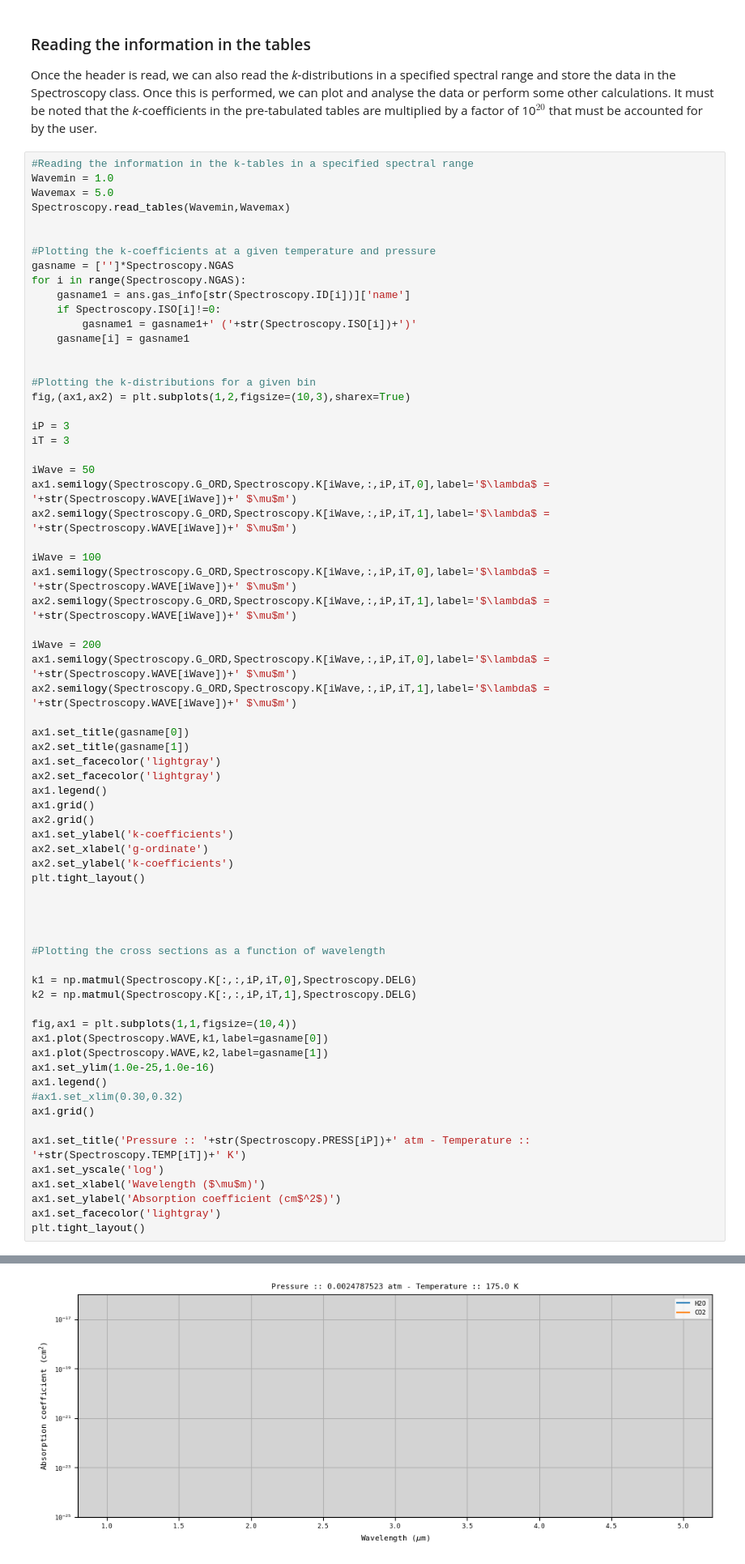
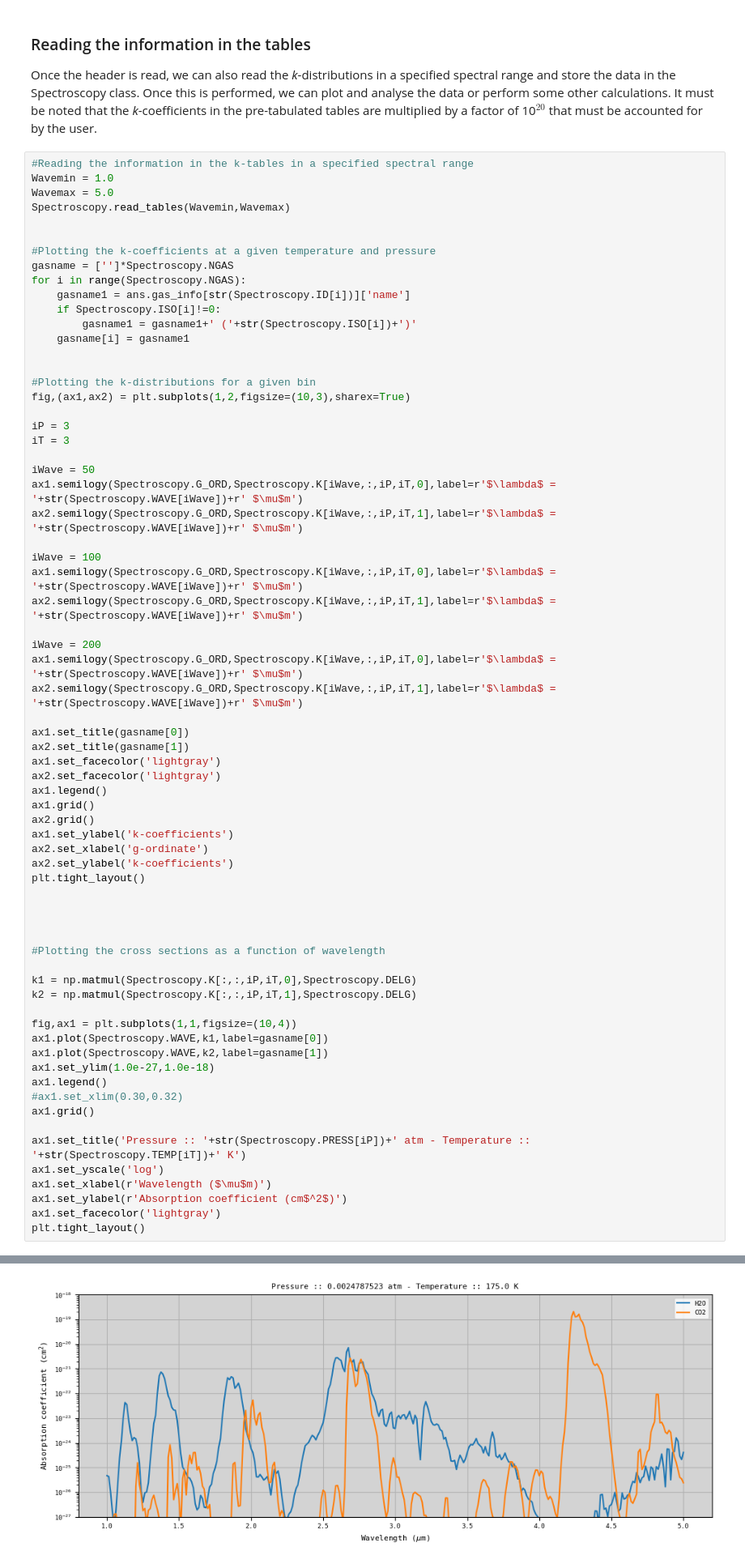
Before and after one commit to juanaldayparejo/archnemesis-dist, a Jupyter notebook: docs/examples/lookup_tables/lookup_tables.ipynb, the cells around one changed output, grey strips where cells are left out. Shown at 81% size. Saved outputs shown, nothing was run; the diff lists cells and outputs as text.

```diff
--- a/docs/examples/lookup_tables/lookup_tables.ipynb
+++ b/docs/examples/lookup_tables/lookup_tables.ipynb
@@ -163,16 +171,16 @@ iP = 3
 iT = 3
 
 iWave = 50
-ax1.semilogy(Spectroscopy.G_ORD,Spectroscopy.K[iWave,:,iP,iT,0],label='$\lambda$ = '+str(Spectroscopy.WAVE[iWave])+' $\mu$m')
-ax2.semilogy(Spectroscopy.G_ORD,Spectroscopy.K[iWave,:,iP,iT,1],label='$\lambda$ = '+str(Spectroscopy.WAVE[iWave])+' $\mu$m')
+ax1.semilogy(Spectroscopy.G_ORD,Spectroscopy.K[iWave,:,iP,iT,0],label=r'$\lambda$ = '+str(Spectroscopy.WAVE[iWave])+r' $\mu$m')
+ax2.semilogy(Spectroscopy.G_ORD,Spectroscopy.K[iWave,:,iP,iT,1],label=r'$\lambda$ = '+str(Spectroscopy.WAVE[iWave])+r' $\mu$m')
 
 iWave = 100
-ax1.semilogy(Spectroscopy.G_ORD,Spectroscopy.K[iWave,:,iP,iT,0],label='$\lambda$ = '+str(Spectroscopy.WAVE[iWave])+' $\mu$m')
-ax2.semilogy(Spectroscopy.G_ORD,Spectroscopy.K[iWave,:,iP,iT,1],label='$\lambda$ = '+str(Spectroscopy.WAVE[iWave])+' $\mu$m')
+ax1.semilogy(Spectroscopy.G_ORD,Spectroscopy.K[iWave,:,iP,iT,0],label=r'$\lambda$ = '+str(Spectroscopy.WAVE[iWave])+r' $\mu$m')
+ax2.semilogy(Spectroscopy.G_ORD,Spectroscopy.K[iWave,:,iP,iT,1],label=r'$\lambda$ = '+str(Spectroscopy.WAVE[iWave])+r' $\mu$m')
 
 iWave = 200
-ax1.semilogy(Spectroscopy.G_ORD,Spectroscopy.K[iWave,:,iP,iT,0],label='$\lambda$ = '+str(Spectroscopy.WAVE[iWave])+' $\mu$m')
-ax2.semilogy(Spectroscopy.G_ORD,Spectroscopy.K[iWave,:,iP,iT,1],label='$\lambda$ = '+str(Spectroscopy.WAVE[iWave])+' $\mu$m')
+ax1.semilogy(Spectroscopy.G_ORD,Spectroscopy.K[iWave,:,iP,iT,0],label=r'$\lambda$ = '+str(Spectroscopy.WAVE[iWave])+r' $\mu$m')
+ax2.semilogy(Spectroscopy.G_ORD,Spectroscopy.K[iWave,:,iP,iT,1],label=r'$\lambda$ = '+str(Spectroscopy.WAVE[iWave])+r' $\mu$m')
 
 ax1.set_title(gasname[0])
 ax2.set_title(gasname[1])
@@ -197,15 +205,15 @@ k2 = np.matmul(Spectroscopy.K[:,:,iP,iT,1],Spectroscopy.DELG)
 fig,ax1 = plt.subplots(1,1,figsize=(10,4))
 ax1.plot(Spectroscopy.WAVE,k1,label=gasname[0])
 ax1.plot(Spectroscopy.WAVE,k2,label=gasname[1])
-ax1.set_ylim(1.0e-25,1.0e-16)
+ax1.set_ylim(1.0e-27,1.0e-18)
 ax1.legend()
 #ax1.set_xlim(0.30,0.32)
 ax1.grid()
 
 ax1.set_title('Pressure :: '+str(Spectroscopy.PRESS[iP])+' atm - Temperature :: '+str(Spectroscopy.TEMP[iT])+' K')
 ax1.set_yscale('log')
-ax1.set_xlabel('Wavelength ($\mu$m)')
-ax1.set_ylabel('Absorption coefficient (cm$^2$)')
+ax1.set_xlabel(r'Wavelength ($\mu$m)')
+ax1.set_ylabel(r'Absorption coefficient (cm$^2$)')
 ax1.set_facecolor('lightgray')
 plt.tight_layout()
 # %% [output]
@@ -213,5 +221,5 @@ INFO :: read_tables :: Spectroscopy_0.py-827 :: Reading table self.LOCATION=Path
 [figure]
-[figure, old version]
+[figure, new version]
 # %% [markdown]
 ### Calculating the *k* distributions at an arbitrary pressure and temperature
 
```
Also changed, not shown: parts of 7 cells of this notebook, 3 other files.
